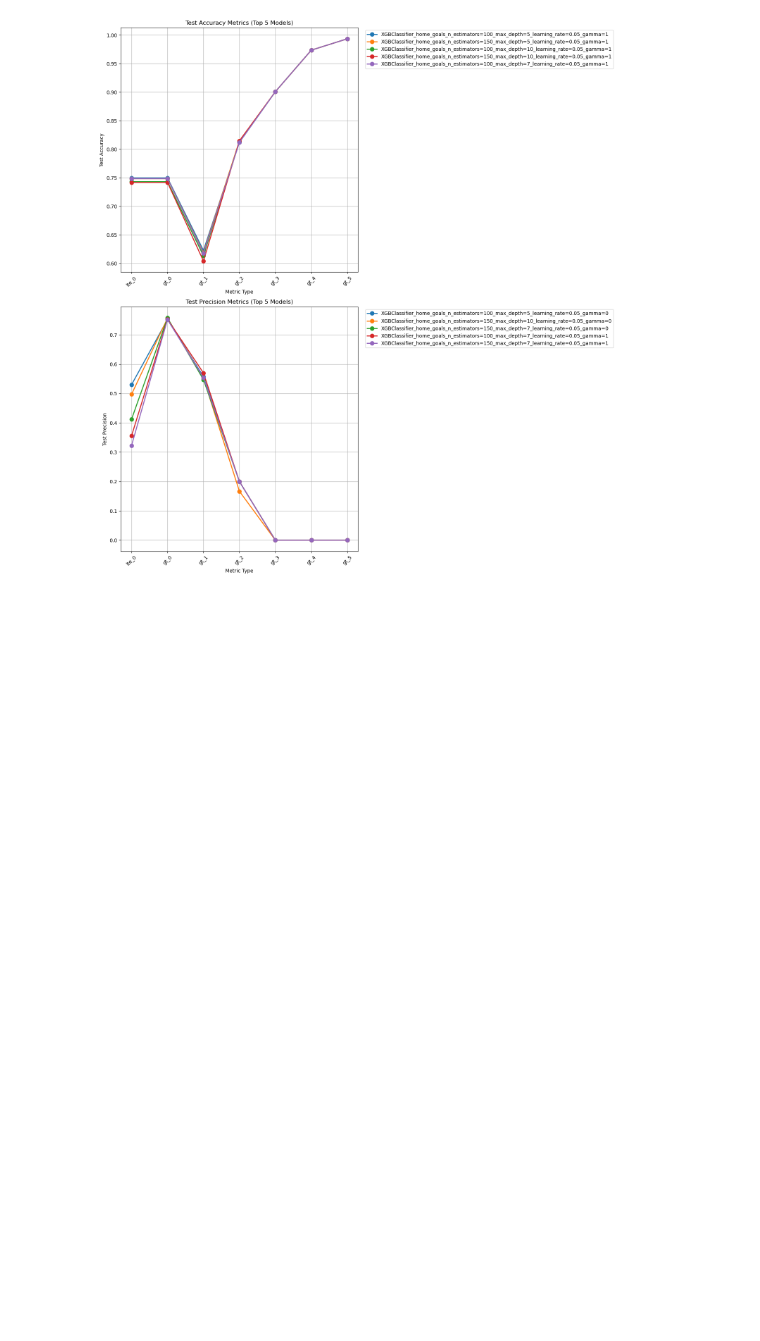
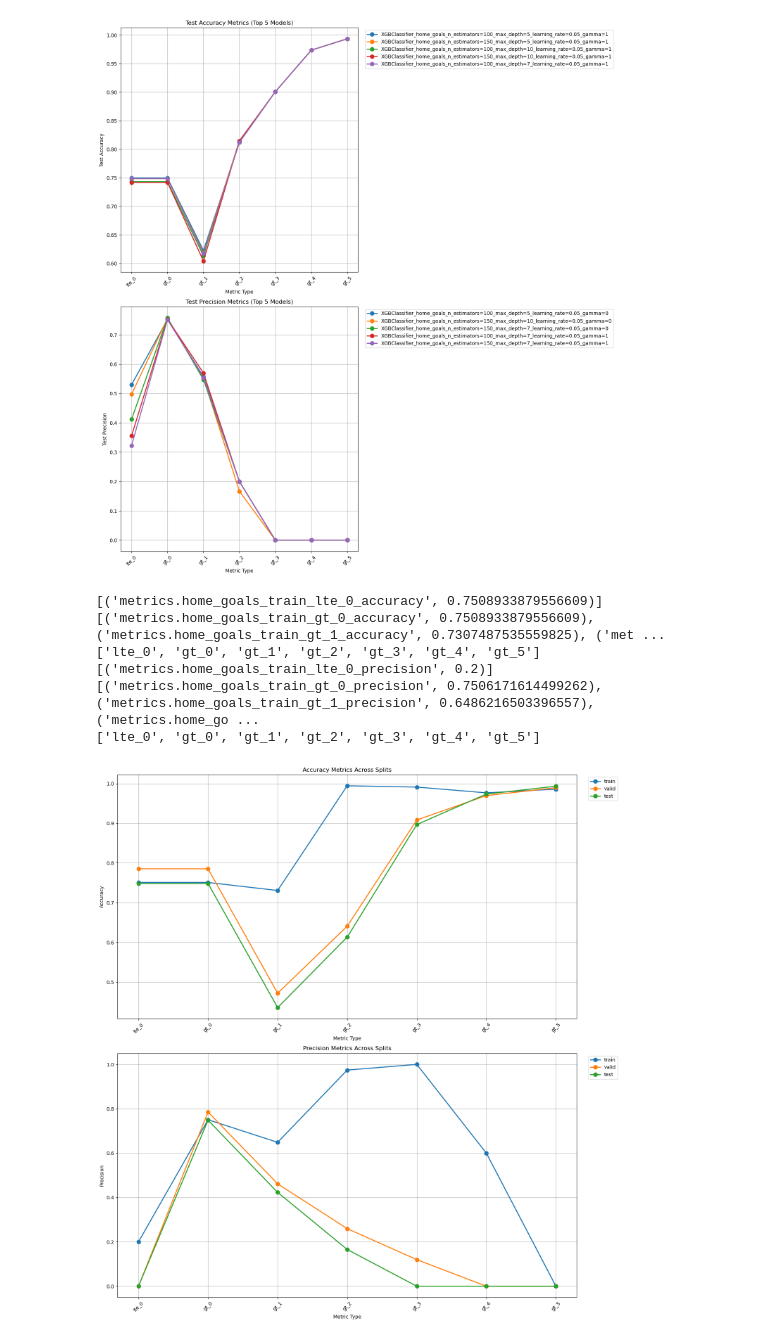
Before and after one commit to 1111111huang/betbot, a Jupyter notebook: notebooks/modeling/baseline.ipynb, the cells around one changed output. Drawn from its saved outputs; the diff is of its cells as text; code cells hidden in the pictures; blank space fills up the shorter version.

Commit message:
Add acc precision plots

```diff
--- a/notebooks/modeling/baseline.ipynb
+++ b/notebooks/modeling/baseline.ipynb
@@ -338,0 +420,11 @@ plot_metrics_for_target_and_model(
+# %%
+plot_run_metrics_by_split(experiment_name=EXPERIMENT_NAME,
+                         run_name="XGBClassifier_home_goals_n_estimators=100_max_depth=5_learning_rate=0.01_gamma=0",
+                         target_col="home_goals",
+                         tracking_uri=f"{REPO_PATH}/mlflow")
+# %% [output]
+[('metrics.home_goals_train_lte_0_accuracy', 0.7508933879556609)] [('metrics.home_goals_train_gt_0_accuracy', 0.7508933879556609), ('metrics.home_goals_train_gt_1_accuracy', 0.7307487535559825), ('met ...
+['lte_0', 'gt_0', 'gt_1', 'gt_2', 'gt_3', 'gt_4', 'gt_5']
+[('metrics.home_goals_train_lte_0_precision', 0.2)] [('metrics.home_goals_train_gt_0_precision', 0.7506171614499262), ('metrics.home_goals_train_gt_1_precision', 0.6486216503396557), ('metrics.home_go ...
+['lte_0', 'gt_0', 'gt_1', 'gt_2', 'gt_3', 'gt_4', 'gt_5']
+[figure, added]
```
Also changed, not shown: parts of 1 cell of this notebook.
